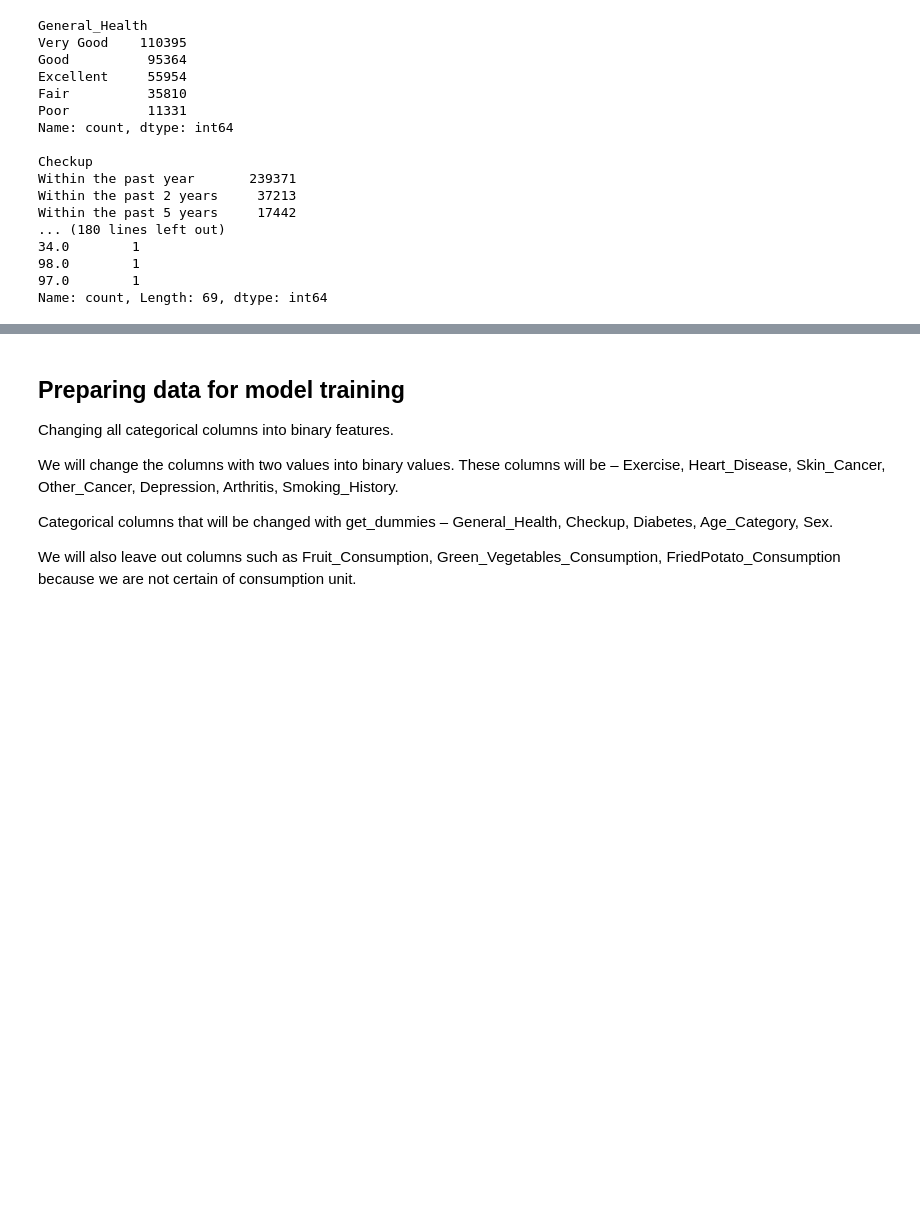
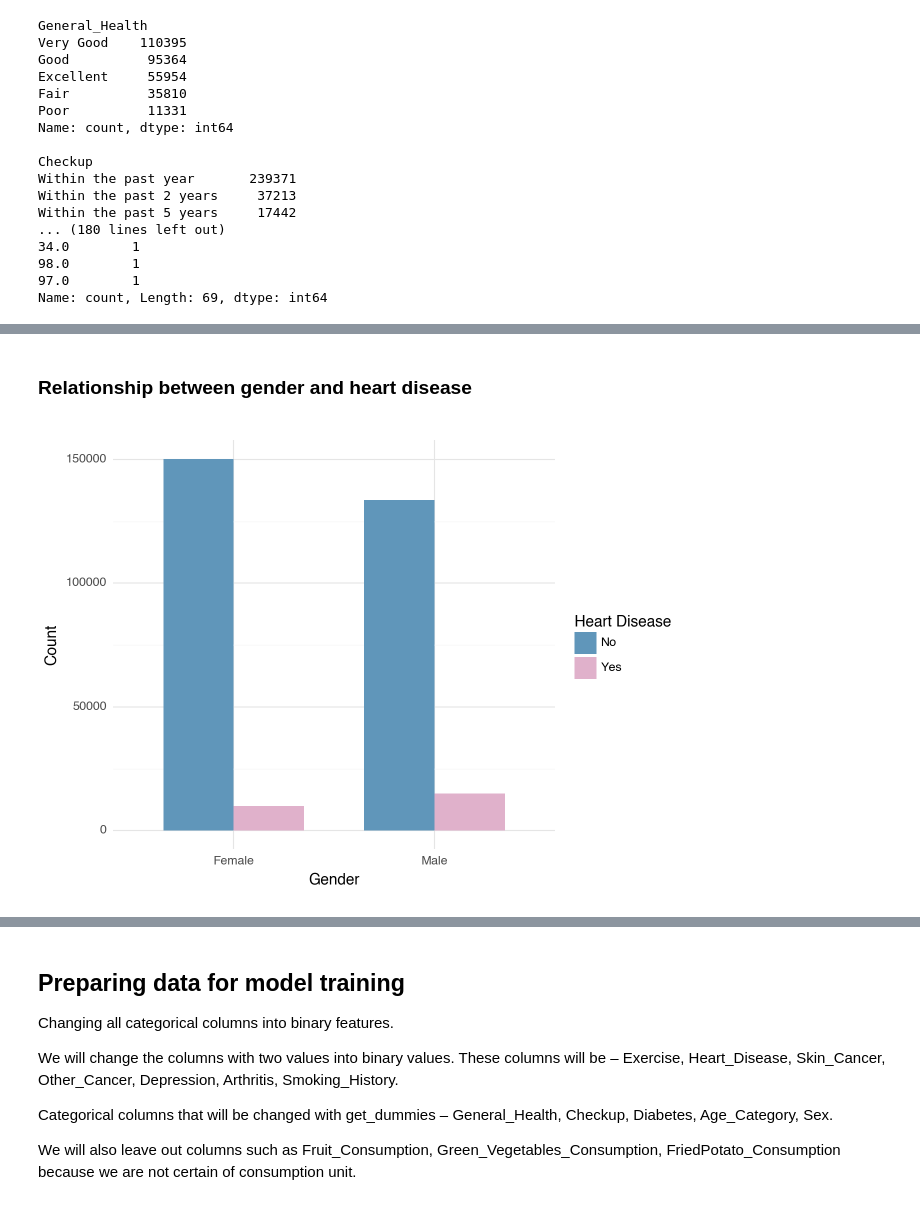
Before and after one commit to Roberta1400/Cardiovascular-Diseases-Risk-Prediction, a Jupyter notebook: Cardiovascular-Diseases-Risk-Prediction.ipynb, the cells around one changed output, grey strips where cells are left out. Saved outputs shown, nothing was run; the diff lists cells and outputs as text; code cells hidden in the pictures; blank space fills up the shorter version.

```diff
--- a/Cardiovascular-Diseases-Risk-Prediction.ipynb
+++ b/Cardiovascular-Diseases-Risk-Prediction.ipynb
@@ -55,0 +93,14 @@ Name: count, Length: 69, dtype: int64
+# %% [markdown]
+### Relationship between gender and heart disease
+# %%
+df = pd.DataFrame({'Gender': data['Sex'], 'Heart_Disease': data['Heart_Disease']})
+plot = (
+    p9.ggplot(df, p9.aes(x='Gender', fill='Heart_Disease')) +
+    p9.geom_bar(position='dodge', stat='count', width=0.7) +
+    p9.theme_minimal() +
+    p9.labs(x='Gender', y='Count', fill='Heart Disease') +
+    p9.scale_fill_manual(values=['#6096ba','#e0b1cb'])
+)
+print(plot)
+# %% [output]
+[figure, added]
```
Also changed, not shown: parts of 22 cells of this notebook.
